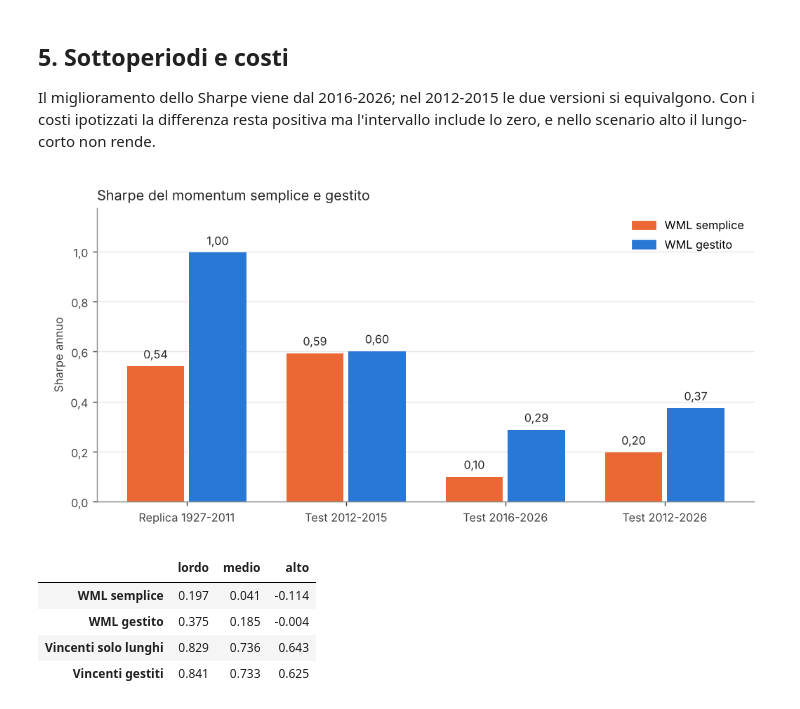
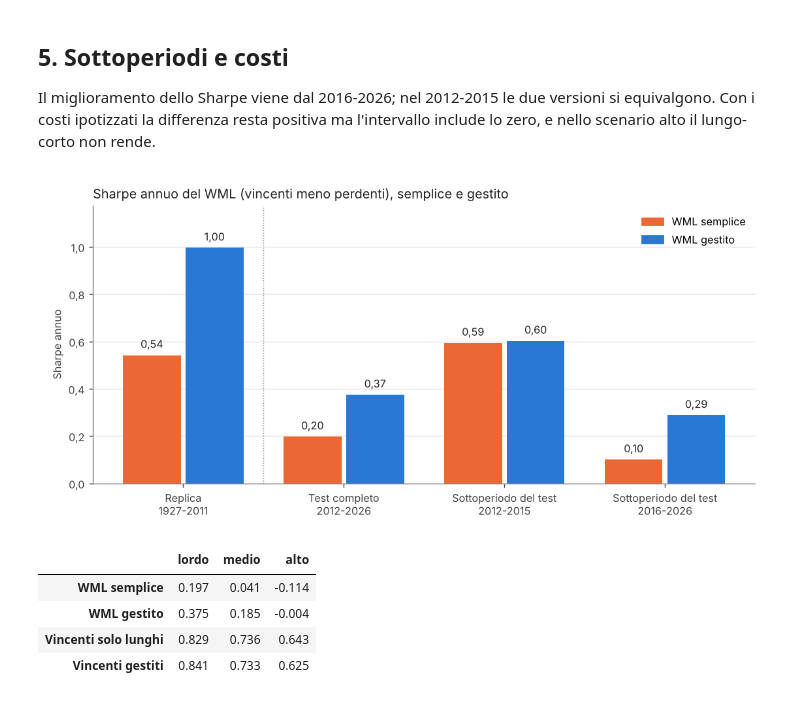
Before and after one commit to BorisBorroni/risk-managed-momentum, a Jupyter notebook: notebooks/risultati.ipynb, the cells around one changed output. Cells and saved outputs as stored; diff of their text form; code cells hidden in the pictures.

Commit message:
Glossario dei termini, grafico dello Sharpe per periodo con etichette chiare, revisione dei documenti

```diff
--- a/notebooks/risultati.ipynb
+++ b/notebooks/risultati.ipynb
@@ -109,16 +111,16 @@ misure.tabella({"WML semplice": x["wml"], f"WML semplice x {k:.3f}": k * x["wml"
 Il miglioramento dello Sharpe viene dal 2016-2026; nel 2012-2015 le due versioni si equivalgono. Con i costi ipotizzati la differenza resta positiva ma l'intervallo include lo zero, e nello scenario alto il lungo-corto non rende.
 # %%
 valori = {
-    "Replica 1927-2011": {n: misure.sharpe(replica[n]) for n in ("wml", "wml_gestita")},
-    **{f"Test {a[:4]}-{b[:4]}": {n: misure.sharpe(x.loc[a:b, n]) for n in ("wml", "wml_gestita")}
+    "Replica\n1927-2011": {n: misure.sharpe(replica[n]) for n in ("wml", "wml_gestita")},
+    "Test completo\n2012-2026": {n: misure.sharpe(x[n]) for n in ("wml", "wml_gestita")},
+    **{f"Sottoperiodo del test\n{a[:4]}-{b[:4]}": {n: misure.sharpe(x.loc[a:b, n]) for n in ("wml", "wml_gestita")}
        for a, b in cfg.SOTTOPERIODI},
-    "Test 2012-2026": {n: misure.sharpe(x[n]) for n in ("wml", "wml_gestita")},
 }
 grafici.sharpe_periodi(valori, OUT / "sharpe_per_periodo.png")
 display(Image(filename=OUT / "sharpe_per_periodo.png"))
 pd.DataFrame({scen: {esame.NOMI[k]: misure.sharpe(s) for k, s in n.items()} for scen, n in risultati["netti"].items()})
 # %% [output]
-[figure, old version]
+[figure, new version]
 |  | lordo | medio | alto |
 | WML semplice | 0.197 | 0.041 | -0.114 |
 | WML gestito | 0.375 | 0.185 | -0.004 |
```
Also changed, not shown: parts of 2 cells of this notebook, 7 other files.
